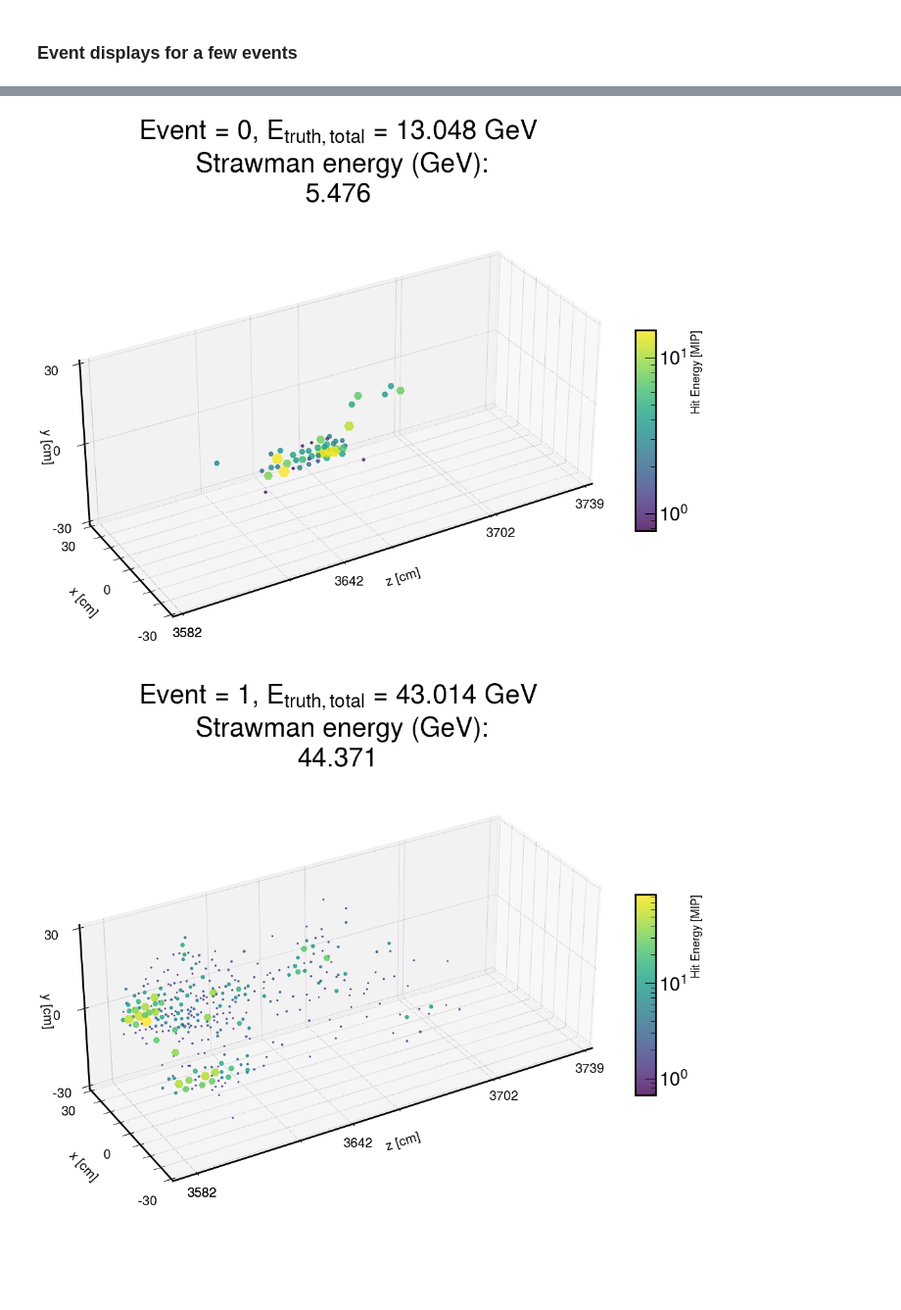
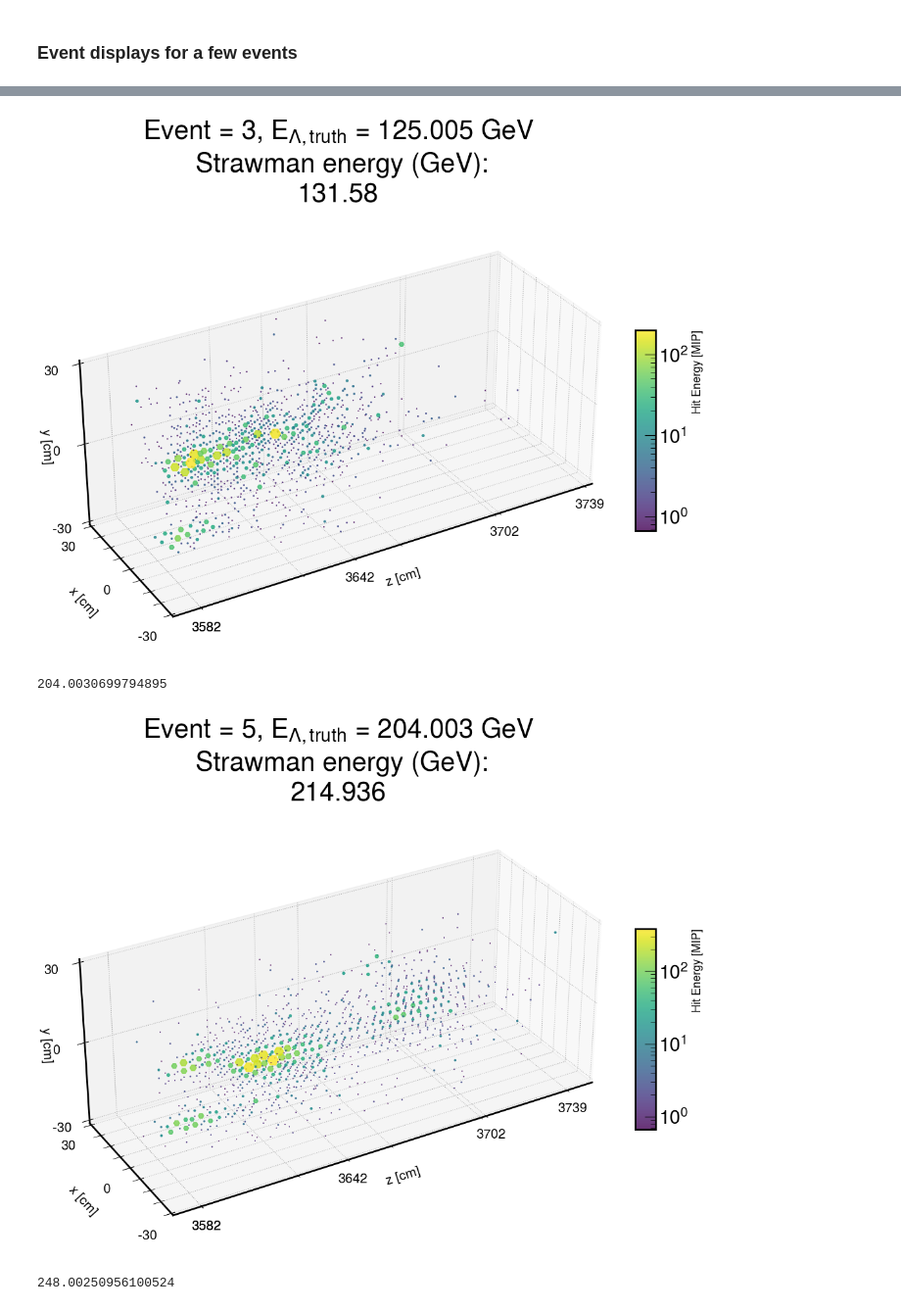
Before and after one commit to eiccodesign/regressiononly, a Jupyter notebook: notebooks/zdc_lambda_QA.ipynb, the cells around one changed output, grey strips where cells are left out. Shown at 98% size. Cells and saved outputs as stored; diff of their text form; code cells hidden in the pictures; blank space fills up the shorter version.

```diff
--- a/notebooks/zdc_lambda_QA.ipynb
+++ b/notebooks/zdc_lambda_QA.ipynb
@@ -304,6 +298,7 @@ def draw_event(fig, MC_array, reco_array, event):
 
     cell_energies = reco_array["ZDCHcalHitsReco.energy"][event]
     cell_times = reco_array["ZDCHcalHitsReco.time"][event]
+
     nhits=len(cell_energies)
 
     cell_x=reco_array['ZDCHcalHitsReco.position.x'][event]/10.
@@ -320,6 +315,7 @@ def draw_event(fig, MC_array, reco_array, event):
     # Calculating various quantites of lambda
     lambda_mom = np.sqrt(lambda_px**2 + lambda_py**2 + lambda_pz**2)
     lambda_energy = np.sqrt(lambda_mom**2 + lambda_mass**2)[0]
+    print(lambda_energy)
     lambda_theta=np.arccos(lambda_pz/lambda_mom)*1000
     slc=(cell_energies>MIP_TH) & (cell_times<TIME_TH)
     sctt3d = ax1.scatter3D(cell_z[slc], cell_x[slc], cell_y[slc],
@@ -355,7 +351,7 @@ def draw_event(fig, MC_array, reco_array, event):
     ax1.set_xticks(x_ticks)
 
     plt.gca().zaxis.labelpad = -2
-    ax1.set_title(f"Event = {event}, $E_{{truth,total}}$ = {round(lambda_energy, 3)} GeV\n Strawman energy (GeV):\n{round(ak.sum(cell_energies[slc])/sampling_fraction,3)}",
+    ax1.set_title(f"Event = {event}, $E_{{\Lambda, truth}}$ = {round(lambda_energy, 3)} GeV\n Strawman energy (GeV):\n{round(ak.sum(cell_energies[slc])/sampling_fraction,3)}",
                   fontsize=30, pad=-500)
     plt.gca().set_xlabel("\nz [cm]", fontsize=15)
     plt.gca().set_ylabel("\nx [cm]", fontsize=15)
@@ -370,14 +366,34 @@ def draw_event(fig, MC_array, reco_array, event):
 
 
 fig=plt.figure( figsize=(30,20))
-draw_event(fig, zdc_MC, zdc_reco, 0)
+draw_event(fig, zdc_MC, zdc_reco, 3)
 plt.show()
 
 fig=plt.figure( figsize=(30,20))
-draw_event(fig, zdc_MC, zdc_reco, 1)
+draw_event(fig, zdc_MC, zdc_reco, 5)
 plt.show()
 
 fig=plt.figure( figsize=(30,20))
-draw_event(fig, zdc_MC, zdc_reco, 2)
+draw_event(fig, zdc_MC, zdc_reco, 13)
 plt.show()
+
+fig=plt.figure( figsize=(30,20))
+draw_event(fig, zdc_MC, zdc_reco, 19)
+plt.show()
+
+fig=plt.figure( figsize=(30,20))
+draw_event(fig, zdc_MC, zdc_reco, 26)
+plt.show()
+
+fig=plt.figure( figsize=(30,20))
+draw_event(fig, zdc_MC, zdc_reco, 28)
+plt.show()
+
+fig=plt.figure( figsize=(30,20))
+draw_event(fig, zdc_MC, zdc_reco, 32)
+plt.show()
+
+fig=plt.figure( figsize=(30,20))
+draw_event(fig, zdc_MC, zdc_reco, 35)
+plt.show()
 # %% [output]
@@ -384,2 +401,4 @@ plt.show()
-[figure, old version]
+[figure, new version]
+204.0030699794895
-[figure, old version]
+[figure, new version]
+248.00250956100524
```
Also changed, not shown: parts of 3 cells of this notebook.
